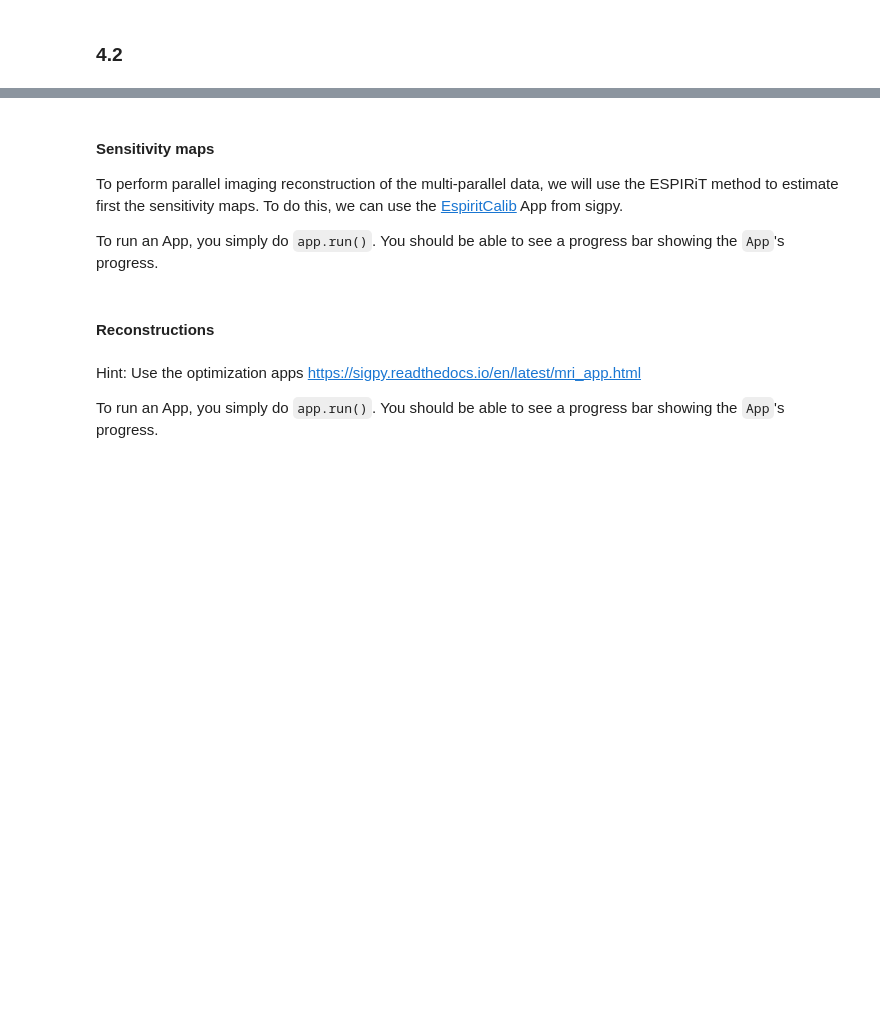
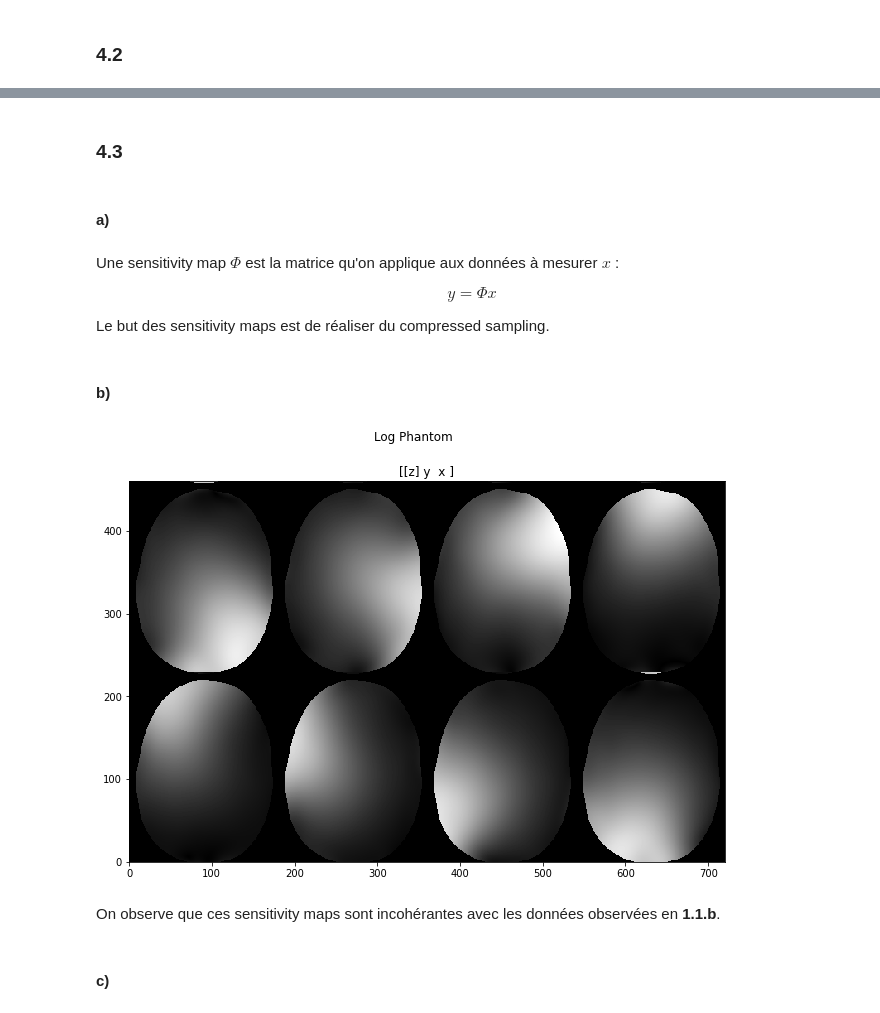
Before and after one commit to samyhaff/DATASIM_TP, a Jupyter notebook: IMBIO/TP1/TP1_saad_yassine_samy.ipynb, the cells around one changed output, grey strips where cells are left out. Saved outputs shown, nothing was run; the diff lists cells and outputs as text; code cells hidden in the pictures; blank space fills up the shorter version.

```diff
--- a/IMBIO/TP1/TP1_saad_yassine_samy.ipynb
+++ b/IMBIO/TP1/TP1_saad_yassine_samy.ipynb
@@ -354,12 +280,21 @@ plt.show()
-# %% [markdown]
-#### Sensitivity maps
-
-To perform parallel imaging reconstruction of the multi-parallel data, we will use the ESPIRiT method to estimate first the sensitivity maps. To do this, we can use the [EspiritCalib](https://sigpy.readthedocs.io/en/latest/generated/sigpy.mri.app.EspiritCalib.html#sigpy.mri.app.EspiritCalib) App from sigpy.
-
-To run an App, you simply do `app.run()`. You should be able to see a progress bar showing the `App`'s progress.
+# %% [markdown]
+### 4.3
+# %% [markdown]
+#### a)
+# %% [markdown]
+Une sensitivity map $\Phi$ est la matrice qu'on applique aux données à mesurer $x$ :
+
+$$ y = \Phi x $$
+
+Le but des sensitivity maps est de réaliser du compressed sampling.
+# %% [markdown]
+#### b)
 # %%
 # Sensitivity maps
 
-mps_phantom = mr.app.EspiritCalib(ksp_phantom).run()
+mps = mr.app.EspiritCalib(ksp).run()
 
-mps = mr.app.EspiritCalib(ksp).run()
+pl.ImagePlot( mps, z=0, title="Log Phantom" )
+plt.show()
+# %% [output]
+[figure, added]
@@ -372,9 +301,7 @@ plt.show()
+# %% [markdown]
+On observe que ces sensitivity maps sont incohérantes avec les données observées en **1.1.b**.
 # %% [markdown]
-#### Reconstructions
+#### c)
-# %% [markdown]
-Hint: Use the optimization apps  https://sigpy.readthedocs.io/en/latest/mri_app.html
-
-To run an App, you simply do `app.run()`. You should be able to see a progress bar showing the `App`'s progress.
 # %%
 lambda_ = 0.01
 
```
Also changed, not shown: parts of 33 cells of this notebook.
